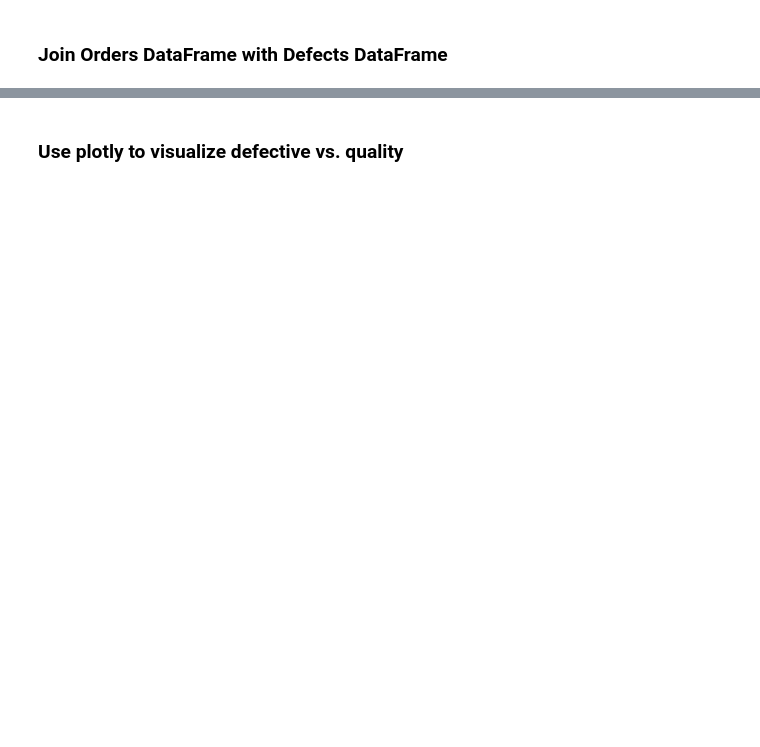
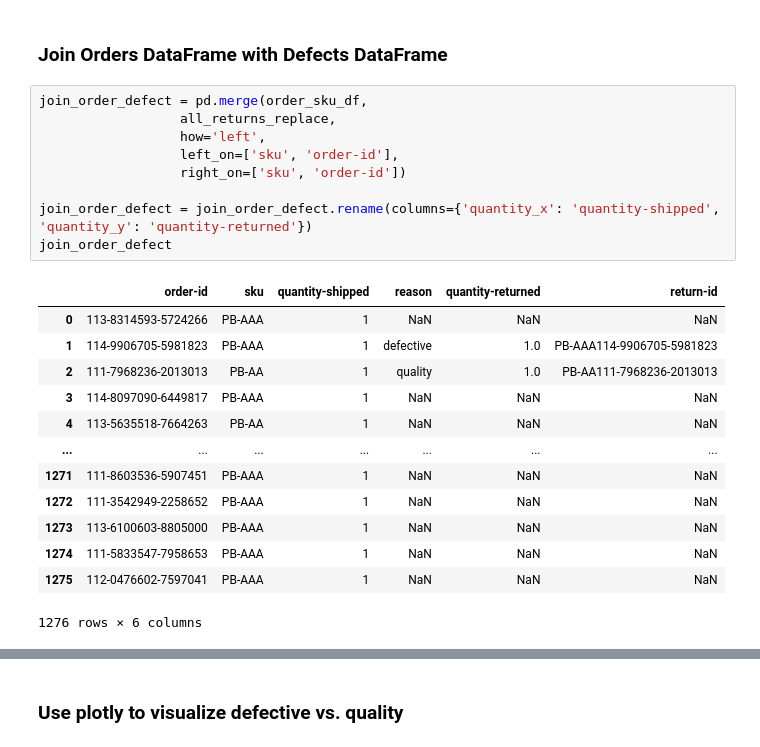
Before and after one commit to ryankirkland/customer-data-analysis, a Jupyter notebook: PBE-Order-Analysis.ipynb, the cells around one changed output, grey strips where cells are left out. Cells and saved outputs as stored; diff of their text form; blank space fills up the shorter version.

```diff
--- a/PBE-Order-Analysis.ipynb
+++ b/PBE-Order-Analysis.ipynb
@@ -34,2 +96,25 @@ all_returns_replace['reason'] = all_returns_replace['reason'].str.lower()
 # %% [markdown]
  ### Join Orders DataFrame with Defects DataFrame
+# %%
+join_order_defect = pd.merge(order_sku_df,
+                  all_returns_replace,
+                  how='left',
+                  left_on=['sku', 'order-id'],
+                  right_on=['sku', 'order-id'])
+
+join_order_defect = join_order_defect.rename(columns={'quantity_x': 'quantity-shipped', 'quantity_y': 'quantity-returned'})
+join_order_defect
+# %% [output]
+|  | order-id | sku | quantity-shipped | reason | quantity-returned | return-id |
+| 0 | 113-8314593-5724266 | PB-AAA | 1 | NaN | NaN | NaN |
+| 1 | 114-9906705-5981823 | PB-AAA | 1 | defective | 1.0 | PB-AAA114-9906705-5981823 |
+| 2 | 111-7968236-2013013 | PB-AA | 1 | quality | 1.0 | PB-AA111-7968236-2013013 |
+| 3 | 114-8097090-6449817 | PB-AAA | 1 | NaN | NaN | NaN |
+| 4 | 113-5635518-7664263 | PB-AA | 1 | NaN | NaN | NaN |
+| ... | ... | ... | ... | ... | ... | ... |
+| 1271 | 111-8603536-5907451 | PB-AAA | 1 | NaN | NaN | NaN |
+| 1272 | 111-3542949-2258652 | PB-AAA | 1 | NaN | NaN | NaN |
+| 1273 | 113-6100603-8805000 | PB-AAA | 1 | NaN | NaN | NaN |
+| 1274 | 111-5833547-7958653 | PB-AAA | 1 | NaN | NaN | NaN |
+| 1275 | 112-0476602-7597041 | PB-AAA | 1 | NaN | NaN | NaN |
+1276 rows × 6 columns
```
Also changed, not shown: parts of 16 cells of this notebook, 1 other file.
